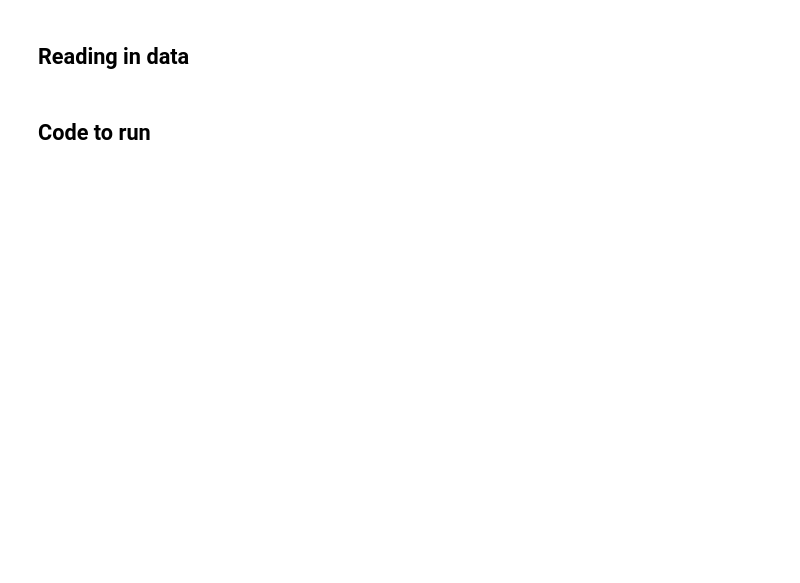
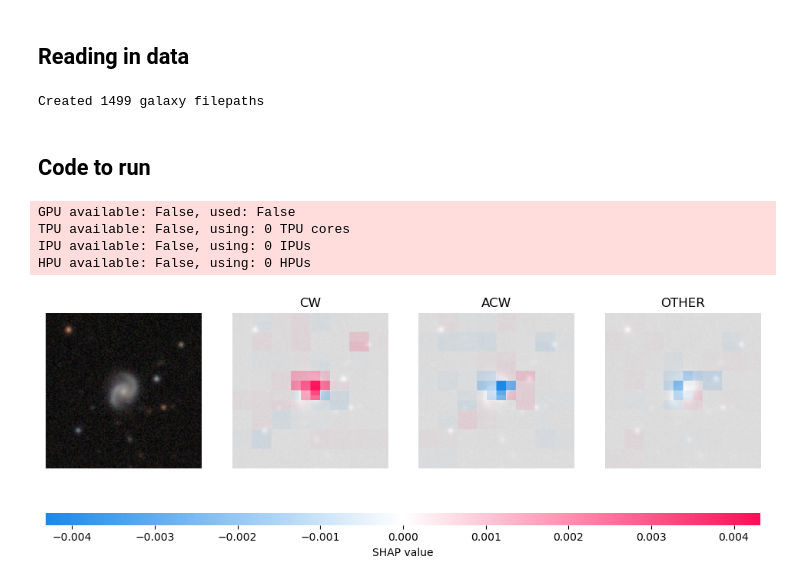
Before and after one commit to neil-power/mphys-galaxy, a Jupyter notebook: Code/lightning_framework.ipynb, the cells around one changed output. Drawn from its saved outputs; the diff is of its cells as text; code cells hidden in the pictures; blank space fills up the shorter version.

Commit message:
Added shap importance analysis

```diff
--- a/Code/lightning_framework.ipynb
+++ b/Code/lightning_framework.ipynb
@@ -28,26 +29,26 @@ class modes(Enum):
     TEST = 1 #Test an existing saved model on a labelled dataset
     PREDICT = 2 #Use an existing saved model on an labelled/unlabelled dataset
 
-DATASET = datasets.CUT_DATASET #Select which dataset to train on, or if testing/predicting, which dataset the model was trained on
-MODE = modes.TRAIN #Select which mode
+DATASET = datasets.LOCAL_SUBSET #Select which dataset to train on, or if testing/predicting, which dataset the model was trained on
+MODE = modes.TEST #Select which mode
 
-PREDICT_DATASET = datasets.CUT_TEST_DATASET #If predicting, predict this dataset
+PREDICT_DATASET = datasets.LOCAL_SUBSET #If predicting, predict this dataset
 SET_CHIRALITY = None #Set to None unless you want to use galaxies from the CUT_DATASET's test dataset with only S and Z galaxies at a set chirality violation (predict only)
 
 # Models:
 #resnet18,resnet34,resnet50,resnet101,resnet152,
 #ce_resnet50,lenet,g_resnet18,g_resnet50,g_lenet,g_resnet18_old
-MODEL_NAME = "g_resnet50"
-CUSTOM_ID = "c_repeat"
+MODEL_NAME = "resnet18"
+CUSTOM_ID = "nr"
 
 USE_TENSORBOARD = True #Log to tensorboard as well as csv logger
 SAVE_MODEL = True #Save model weights to .pt file
-REPEAT_RUNS = 5 #Set to 1 for 1 run
+REPEAT_RUNS = 1#Set to 1 for 1 run
 IMG_SIZE = 160 #This is the output size of the generated image array
-NUM_WORKERS = 11 #Number of workers in dataloader (usually set to no of CPU cores - 1)
+NUM_WORKERS = 6 #Number of workers in dataloader (usually set to no of CPU cores - 1)
 MAX_IMAGES = -1 #Max number of images to load (-1 for all)
 FLIP_EQUIVARIANCE = False #Enable flip-equivariance (g_resnet models only)
-CUSTOM_PREDICT = True #Use Jia et al (2023) flipped predict function (g_resnet models only)
+CUSTOM_PREDICT = False #Use Jia et al (2023) flipped predict function (g_resnet models only)
 RANDOM_ROTATE = False #Randomly rotate images between 0-360 degrees in training/testing
 
 #HYPERPARAMS
@@ -93,6 +99,8 @@ else:
     datamodule = generate_datamodule(DATASET,MODE,PATHS,datasets,modes,IMG_SIZE,BATCH_SIZE,NUM_WORKERS,MAX_IMAGES,RANDOM_ROTATE)
     datamodule.prepare_data()
     datamodule.setup()
+# %% [output]
+Created 1499 galaxy filepaths
 # %% [markdown]
 ## Code to run
 # %%
@@ -129,35 +137,40 @@ for run in range(0,REPEAT_RUNS):
     )
 
     #compiled_model = torch.compile(model, backend="eager")
 
     if MODE==modes.TRAIN:
         trainer.fit(model,train_dataloaders=datamodule.train_dataloader(),val_dataloaders=datamodule.val_dataloader())
         trainer.test(model,dataloaders=datamodule.val_dataloader())
 
         if SAVE_MODEL:
             torch.save(trainer.model.state_dict(), MODEL_PATH)
 
     elif MODE==modes.TEST:
         trainer.test(model,dataloaders=datamodule.test_dataloader())
 
     elif MODE==modes.PREDICT:
         predictions = trainer.predict(model,dataloaders=datamodule.predict_dataloader())
         if SET_CHIRALITY is not None:
             predict_save_path = f"{save_dir}/{PREDICT_DATASET.name.lower()}_CVIOL_{SET_CHIRALITY}_predictions.csv"
         else:
             predict_save_path = f"{save_dir}/{PREDICT_DATASET.name.lower()}_predictions.csv"
         if os.path.exists(predict_save_path):
             os.remove(predict_save_path)
         for batch in predictions: #Save predictions
             batch = pd.DataFrame(torch.softmax(batch,dim=1))
             batch.to_csv(predict_save_path,mode='a', index=False, header=False)
 
-
-    if MODE != modes.PREDICT and SET_CHIRALITY is None:
+    if MODE != modes.PREDICT and MODE != modes.SHAP and SET_CHIRALITY is None:
         #Save cleaned up logs file to Metrics folder & save graph
         save_metrics_from_logger(MODEL_ID,PATHS["LOG_PATH"],PATHS['METRICS_PATH'],version=run,mode=MODE.name.lower(),save=True)
         if MODE==modes.TRAIN:
             plot_train_metrics(MODEL_ID,PATHS['METRICS_PATH'],version=run,show=False,save=True)
+# %% [output]
+GPU available: False, used: False
+TPU available: False, using: 0 TPU cores
+IPU available: False, using: 0 IPUs
+HPU available: False, using: 0 HPUs
+[figure, added]
 # %%
 #Dereference all objects, clear cuda cache and run garbage collection
 datamodule=None
```
Also changed, not shown: parts of 4 cells of this notebook, 4 other files.
